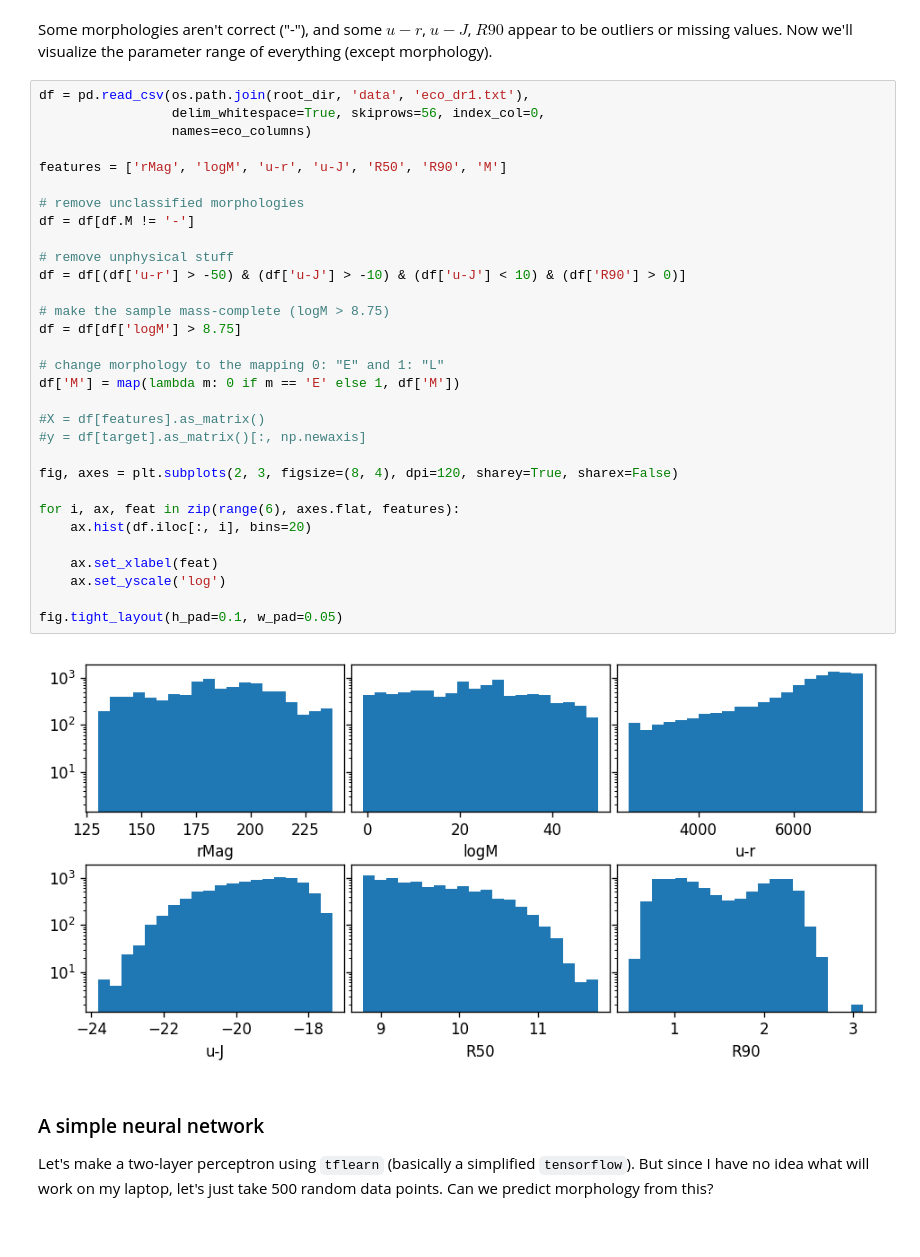
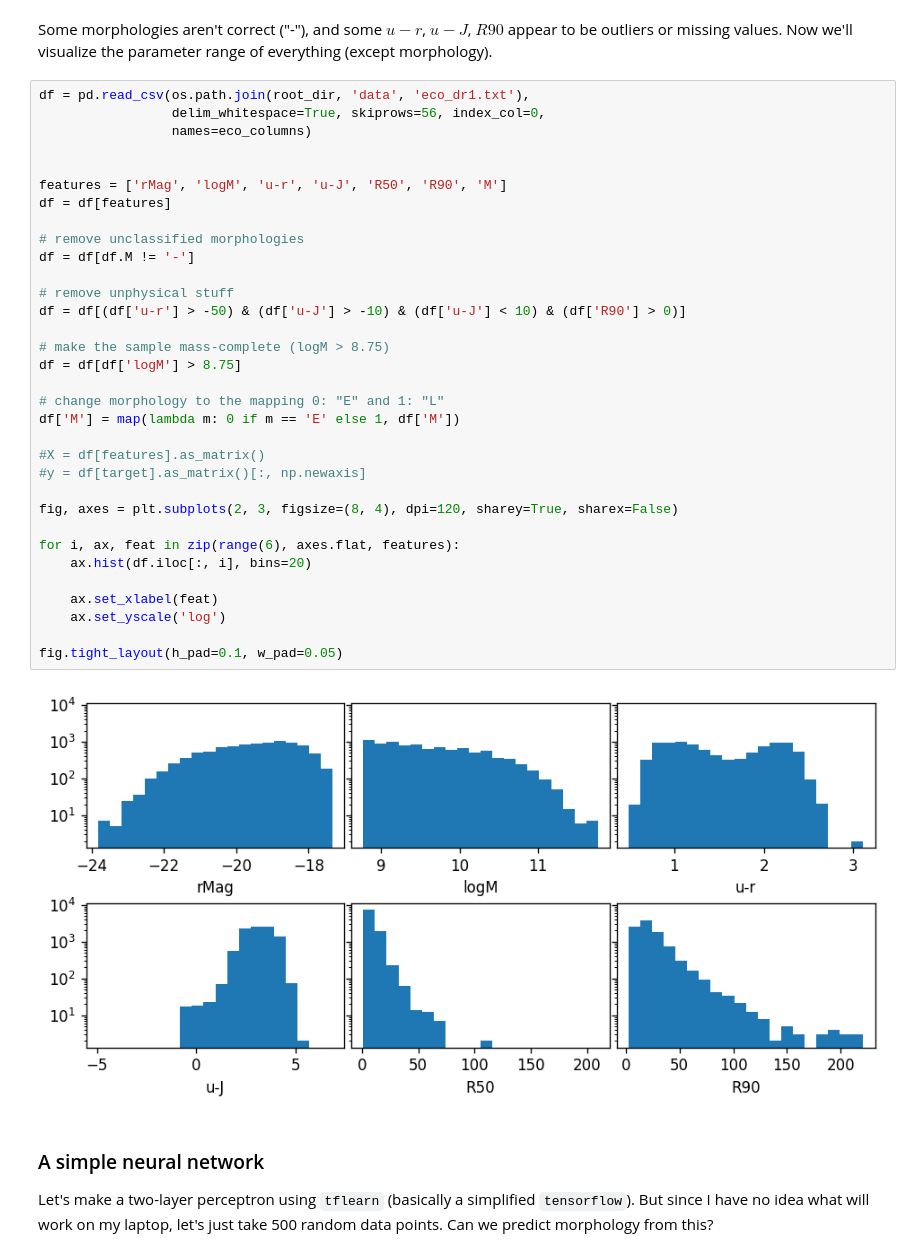
Before and after one commit to jwuphysics/visualizing-eco, a Jupyter notebook: notebook/Predicting galaxy properties.ipynb, the cells around one changed output. Drawn from its saved outputs; the diff is of its cells as text.

```diff
--- a/notebook/Predicting galaxy properties.ipynb
+++ b/notebook/Predicting galaxy properties.ipynb
@@ -45,34 +45,36 @@ df = pd.read_csv(os.path.join(root_dir, 'data', 'eco_dr1.txt'),
                  delim_whitespace=True, skiprows=56, index_col=0,
                  names=eco_columns)
 
+
 features = ['rMag', 'logM', 'u-r', 'u-J', 'R50', 'R90', 'M']
+df = df[features]
 
 # remove unclassified morphologies
 df = df[df.M != '-']
 
 # remove unphysical stuff
 df = df[(df['u-r'] > -50) & (df['u-J'] > -10) & (df['u-J'] < 10) & (df['R90'] > 0)]
 
 # make the sample mass-complete (logM > 8.75)
 df = df[df['logM'] > 8.75]
 
 # change morphology to the mapping 0: "E" and 1: "L"
 df['M'] = map(lambda m: 0 if m == 'E' else 1, df['M'])
 
 #X = df[features].as_matrix()
 #y = df[target].as_matrix()[:, np.newaxis]
 
 fig, axes = plt.subplots(2, 3, figsize=(8, 4), dpi=120, sharey=True, sharex=False)
 
 for i, ax, feat in zip(range(6), axes.flat, features):
     ax.hist(df.iloc[:, i], bins=20)
 
     ax.set_xlabel(feat)
     ax.set_yscale('log')
 
 fig.tight_layout(h_pad=0.1, w_pad=0.05)
 # %% [output]
-[figure, old version]
+[figure, new version]
 # %% [markdown]
 ### A simple neural network
 Let's make a two-layer perceptron using `tflearn` (basically a simplified `tensorflow`). But since I have no idea what will work on my laptop, let's just take 500 random data points. Can we predict morphology from this?
```
Also changed, not shown: parts of 14 cells of this notebook.
